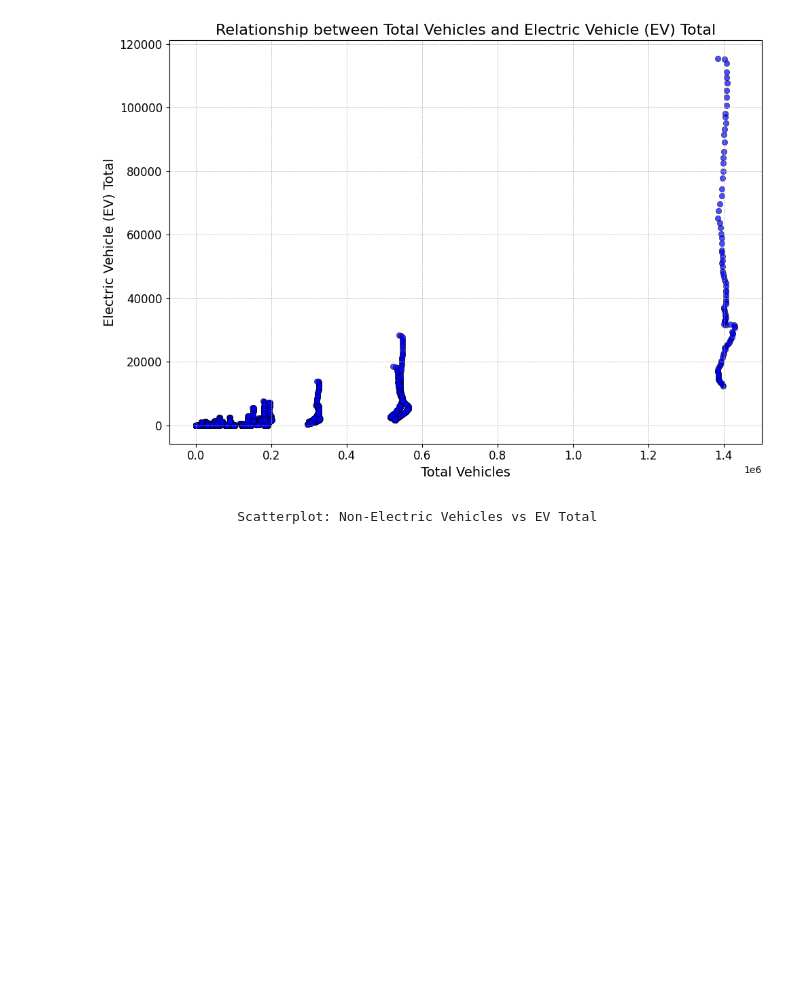
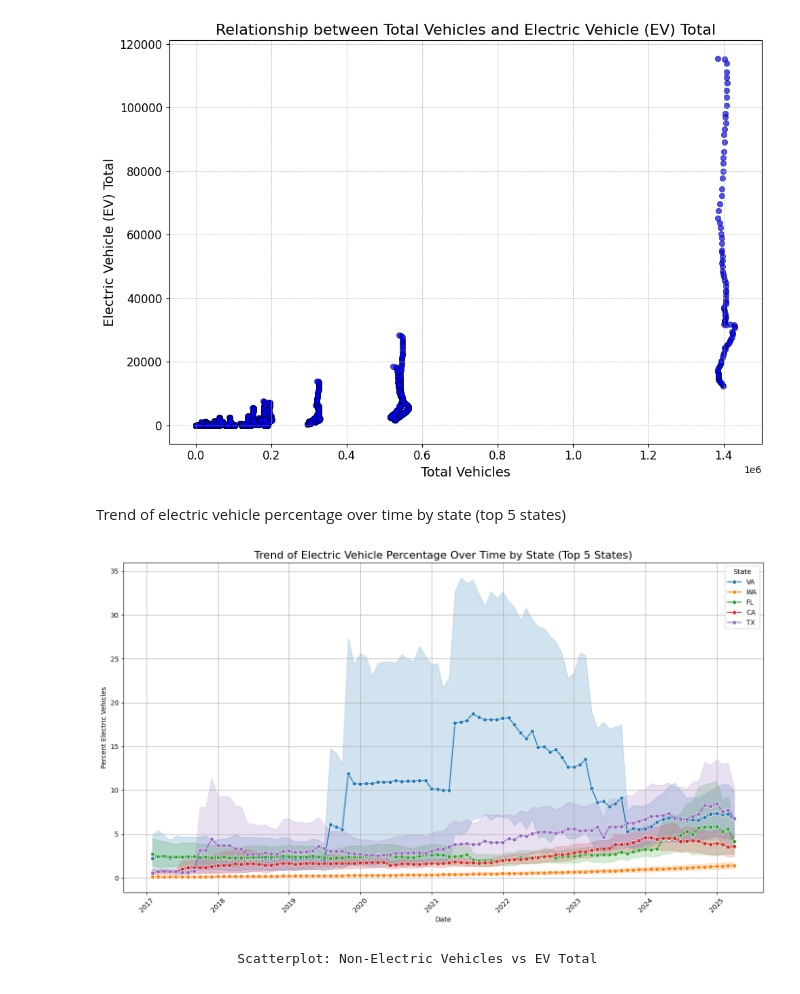
Before and after one commit to gedeon129/Data-201, a Jupyter notebook: teamwork_data_201.ipynb, the cells around one changed output. Saved outputs shown, nothing was run; the diff lists cells and outputs as text; code cells hidden in the pictures; blank space fills up the shorter version.

```diff
--- a/teamwork_data_201.ipynb
+++ b/teamwork_data_201.ipynb
@@ -72,6 +72,35 @@ plt.tight_layout()
 plt.show()
 # %% [output]
 [figure]
+# %% [markdown]
+Trend  of  electric vehicle percentage over time by state (top 5 states)
+# %%
+
+
+# Convert Date to datetime
+df['Date'] = pd.to_datetime(df['Date'], errors='coerce')
+
+# Drop rows with missing state or date
+df_ev_clean = df.dropna(subset=['State', 'Date'])
+
+# Find top 5 states by number of records
+top_states = df_ev_clean['State'].value_counts().head(5).index
+
+# Filter to top 5 states
+df_top_states = df_ev_clean[df_ev_clean['State'].isin(top_states)]
+
+# Create the plot
+plt.figure(figsize=(14, 8))
+sns.lineplot(data=df_top_states, x='Date', y='Percent Electric Vehicles', hue='State', marker='o')
+plt.title('Trend of Electric Vehicle Percentage Over Time by State (Top 5 States)', fontsize=16)
+plt.xlabel('Date')
+plt.ylabel('Percent Electric Vehicles')
+plt.xticks(rotation=45)
+plt.tight_layout()
+plt.grid(True)
+plt.show()
+# %% [output]
+[figure, added]
 # %% [markdown]
                     Scatterplot: Non-Electric Vehicles vs EV Total
 # %%
```
